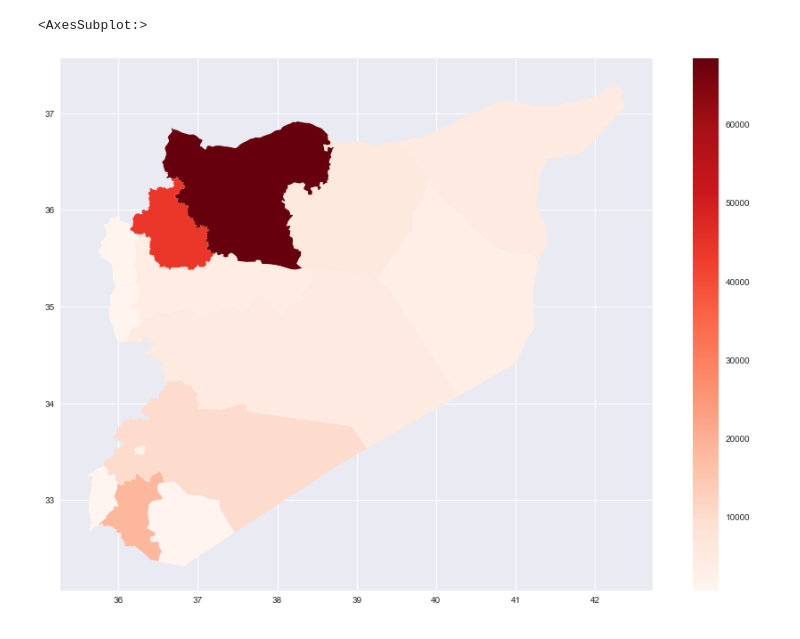
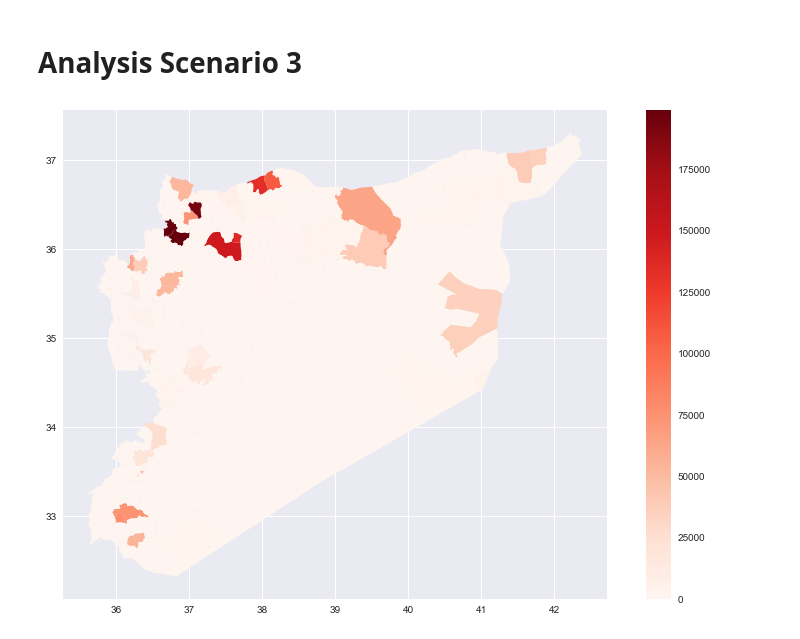
Before and after one commit to VRibeiro01/BA_V_Ribeiro, a Jupyter notebook: Notebooks/analyse_IDP_validation_output.ipynb, the cells around one changed output. Saved outputs shown, nothing was run; the diff lists cells and outputs as text; code cells hidden in the pictures.

```diff
--- a/Notebooks/analyse_IDP_validation_output.ipynb
+++ b/Notebooks/analyse_IDP_validation_output.ipynb
@@ -27,0 +24,12 @@ import matplotlib.pyplot as plt
+# %%
+df2 = gpd.read_file('data/syria/syrian_districts_1.geojson')
+df2.rename(columns = {'ADM1_EN':'Region'}, inplace = True)
+df_refPop = pd.read_csv('data/syria/scenario/SyrRefPop_scen1_mar.csv')
+df_merge_refPop  = df2.merge(df_refPop, on='Region', how='left')
+plt.style.use('seaborn')
+plt.rcParams['figure.figsize'] = [14, 9]
+fig, ax = plt.subplots()
+df_merge_refPop = df_merge_refPop.sort_values('RefPop')
+df_merge_refPop.plot.bar(x='Region', y='RefPop', color='red')
+df_merge_refPop.plot(ax=ax, column='RefPop', cmap='Reds',legend=True)
+#fig.savefig('scen1_mar.png')
@@ -28,9 +42,12 @@ import matplotlib.pyplot as plt
 # %%
-import pandas as pd
-df_initPop1 = pd.read_csv('data/SyrInitPop.100.csv')
-df_merge_initPop  = df2.merge(df_initPop1, on='Region', how='left')
+df2 = gpd.read_file('data/syria/syrian_districts_2.geojson')
+df2.rename(columns = {'ADM2_EN':'Region'}, inplace = True)
+df_refPop = pd.read_csv('data/syria/scenario/SyrRefPop_scen2_mar.csv')
+df_merge_refPop  = df2.merge(df_refPop, on='Region', how='left')
 plt.style.use('seaborn')
-plt.rcParams['figure.figsize'] = [16, 11]
+plt.rcParams['figure.figsize'] = [14, 9]
 fig, ax = plt.subplots()
-df_merge_initPop.plot(ax=ax, column='InitPop',cmap='Reds', legend=True)
+df_merge_refPop = df_merge_refPop.sort_values('RefPop')
+df_merge_refPop.plot(ax=ax, column='RefPop', cmap='Reds',legend=True)
+fig.savefig('scen2_adm2.png')
 # %% [output]
@@ -43,11 +55,19 @@ df_merge_initPop.plot(ax=ax, column='InitPop',cmap='Reds', legend=True)
+# %% [markdown]
+# Analysis Scenario 3
 # %%
-import pandas as pd
-df_initPop1 = pd.read_csv('data/SyrInitPop.12.csv')
-df_merge_initPop  = df2.merge(df_initPop1, on='Region', how='left')
+df2 = gpd.read_file('data/syria/syrian_districts_3.geojson')
+df2.rename(columns = {'ADM3_EN':'Region'}, inplace = True)
+df_refPop = pd.read_csv('data/SyrRefPop_scen3.csv')
+
+
+#-----------------------------------------------------------
+df_merge_refPop  = df2.merge(df_refPop, on='Region', how='left')
+
 plt.style.use('seaborn')
-plt.rcParams['figure.figsize'] = [16, 11]
+plt.rcParams['figure.figsize'] = [14, 9]
 fig, ax = plt.subplots()
-df_merge_initPop.plot(ax=ax, column='InitPop',cmap='Reds', legend=True)
+df_merge_refPop.plot(ax=ax, column='RefPop', cmap='Reds',legend=True)
+#df_merge_initPop.plot(ax=ax, column='InitPop', cmap='Greens',legend=True)
+fig.savefig("scen3_adm3.png")
 # %% [output]
-<AxesSubplot:>
-[figure, old version]
+[figure, new version]
```
Also changed, not shown: parts of 22 cells of this notebook, 4 other files.
